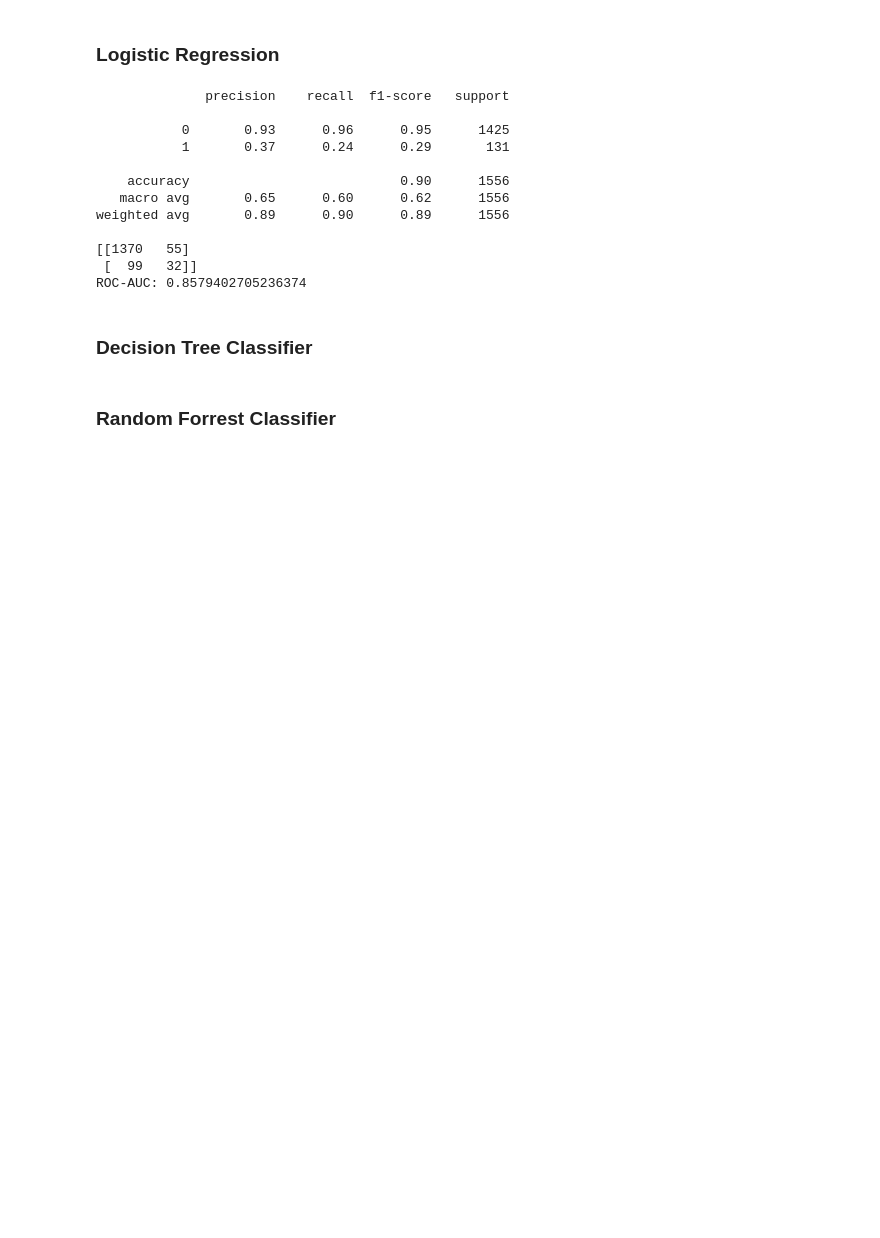
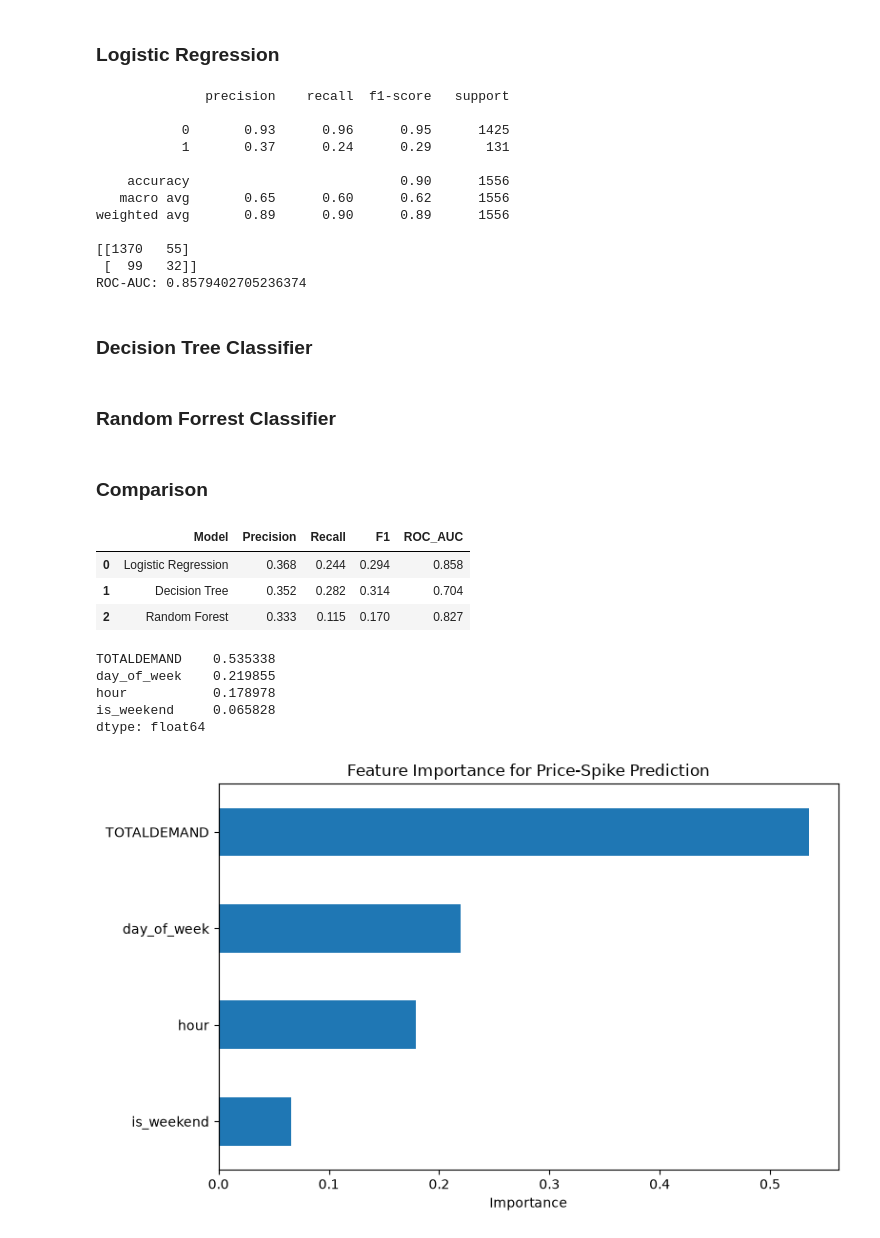
Before and after one commit to klm2109/australian-energy-market-analytics, a Jupyter notebook: notebooks/machine learning.ipynb, the cells around one changed output. Saved outputs shown, nothing was run; the diff lists cells and outputs as text; code cells hidden in the pictures; blank space fills up the shorter version.

Commit message:
Make comparision between different models

```diff
--- a/notebooks/machine learning.ipynb
+++ b/notebooks/machine learning.ipynb
@@ -451,3 +451,74 @@ rf_cls.fit(
 
 rf_cls_pred = rf_cls.predict(X_test_cls)
 rf_cls_prob = rf_cls.predict_proba(X_test_cls)[:, 1]
+# %% [markdown]
+### Comparison
+# %%
+from sklearn.metrics import (
+    precision_score,
+    recall_score,
+    f1_score,
+    roc_auc_score
+)
+
+classification_results = pd.DataFrame({
+    "Model": [
+        "Logistic Regression",
+        "Decision Tree",
+        "Random Forest"
+    ],
+    "Precision": [
+        precision_score(y_test_cls, log_pred),
+        precision_score(y_test_cls, tree_cls_pred),
+        precision_score(y_test_cls, rf_cls_pred)
+    ],
+    "Recall": [
+        recall_score(y_test_cls, log_pred),
+        recall_score(y_test_cls, tree_cls_pred),
+        recall_score(y_test_cls, rf_cls_pred)
+    ],
+    "F1": [
+        f1_score(y_test_cls, log_pred),
+        f1_score(y_test_cls, tree_cls_pred),
+        f1_score(y_test_cls, rf_cls_pred)
+    ],
+    "ROC_AUC": [
+        roc_auc_score(y_test_cls, log_prob),
+        roc_auc_score(y_test_cls, tree_cls_prob),
+        roc_auc_score(y_test_cls, rf_cls_prob)
+    ]
+})
+
+classification_results.round(3)
+# %% [output]
+|  | Model | Precision | Recall | F1 | ROC_AUC |
+| 0 | Logistic Regression | 0.368 | 0.244 | 0.294 | 0.858 |
+| 1 | Decision Tree | 0.352 | 0.282 | 0.314 | 0.704 |
+| 2 | Random Forest | 0.333 | 0.115 | 0.170 | 0.827 |
+# %%
+feature_importance = pd.Series(
+    rf_cls.feature_importances_,
+    index=X_train_cls.columns
+).sort_values(ascending=False)
+
+feature_importance
+# %% [output]
+TOTALDEMAND    0.535338
+day_of_week    0.219855
+hour           0.178978
+is_weekend     0.065828
+dtype: float64
+# %%
+plt.figure(figsize=(8, 5))
+
+feature_importance.sort_values().plot(
+    kind="barh"
+)
+
+plt.xlabel("Importance")
+plt.title("Feature Importance for Price-Spike Prediction")
+
+plt.tight_layout()
+plt.show()
+# %% [output]
+[figure, added]
```
